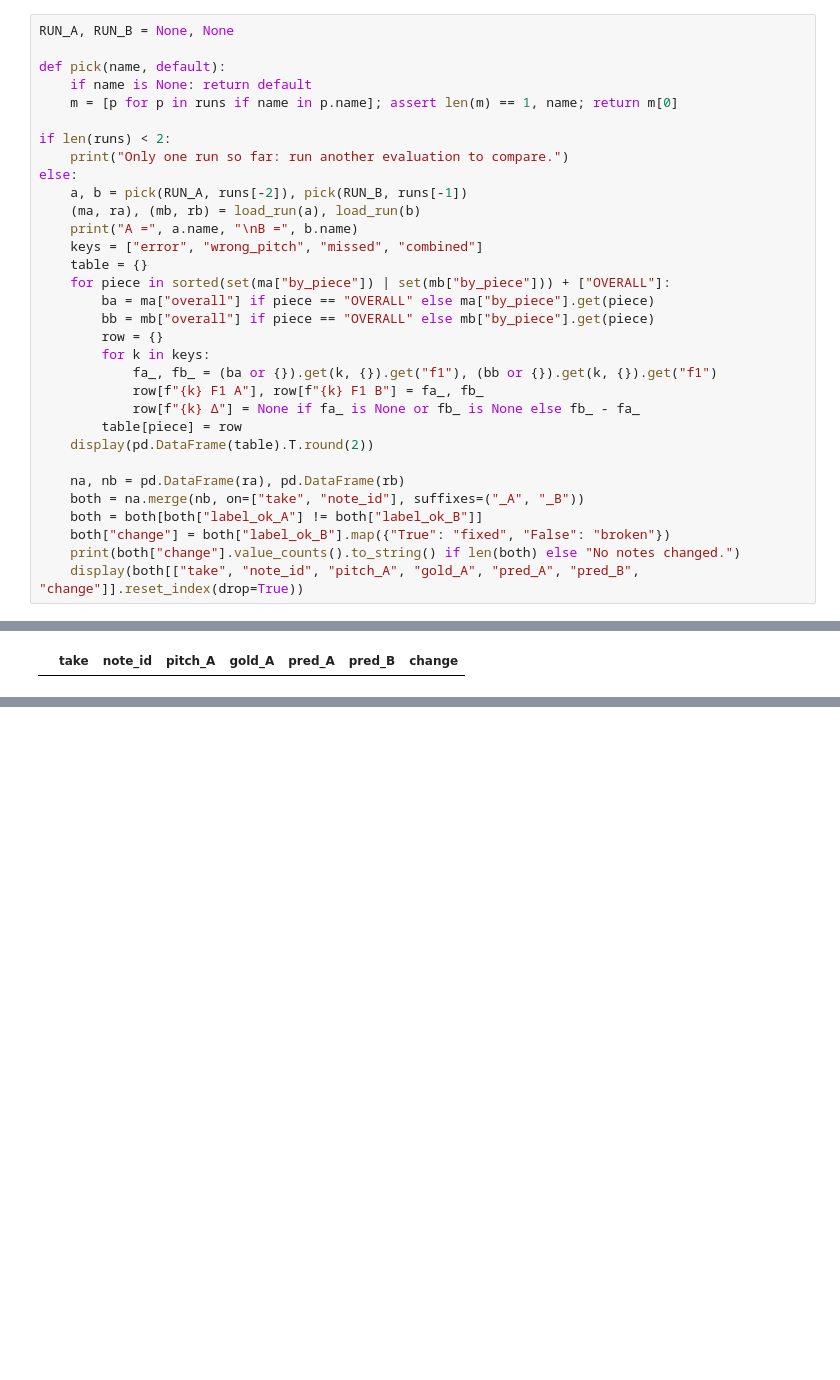
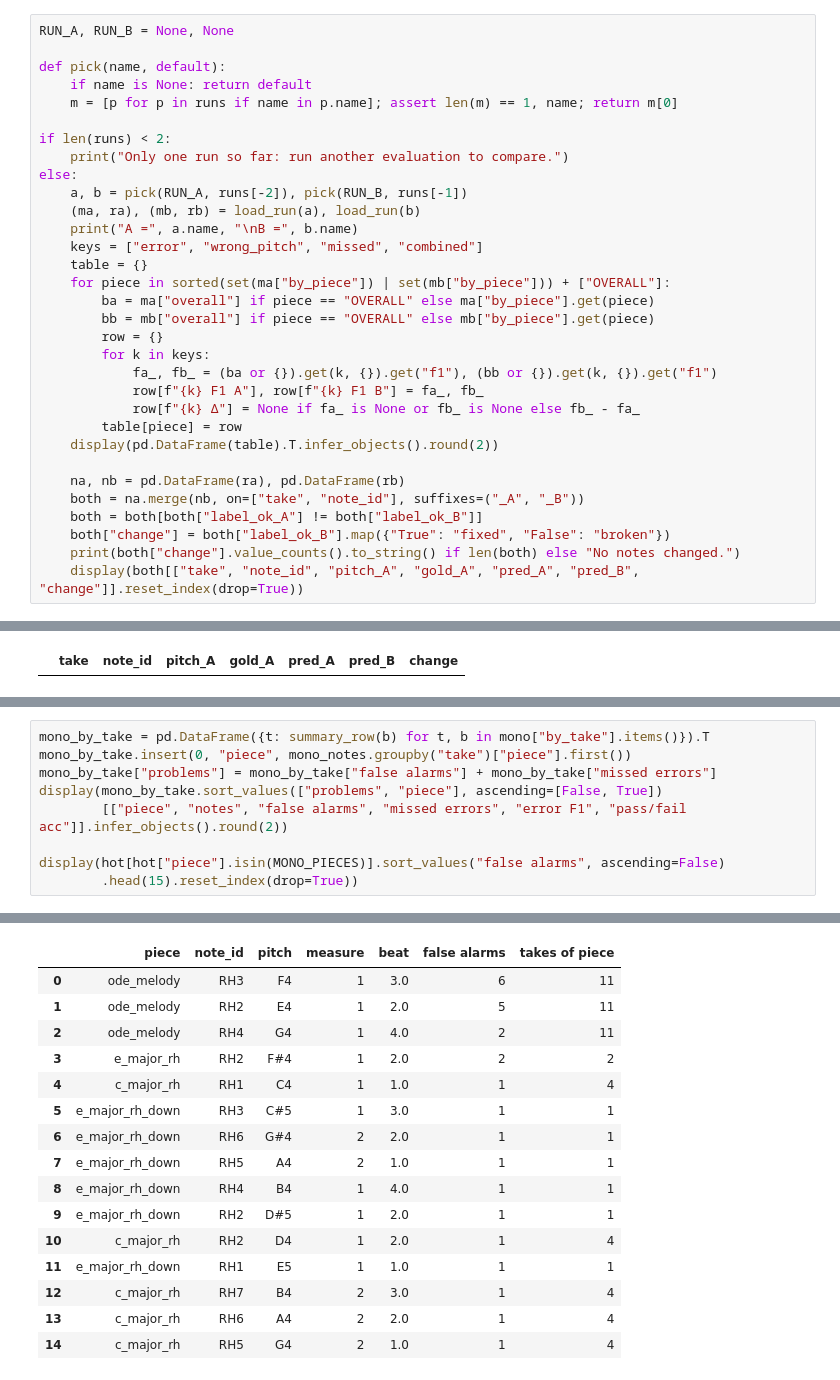
Before and after one commit to thomaschin35/automatic-piano-evaluation-hmm, a Jupyter notebook: eval/results.ipynb, the cells around one changed output, grey strips where cells are left out. Cells and saved outputs as stored; diff of their text form; blank space fills up the shorter version.

```diff
--- a/eval/results.ipynb
+++ b/eval/results.ipynb
@@ -285,7 +286,7 @@ else:
             row[f"{k} F1 A"], row[f"{k} F1 B"] = fa_, fb_
             row[f"{k} Δ"] = None if fa_ is None or fb_ is None else fb_ - fa_
         table[piece] = row
-    display(pd.DataFrame(table).T.round(2))
+    display(pd.DataFrame(table).T.infer_objects().round(2))
 
     na, nb = pd.DataFrame(ra), pd.DataFrame(rb)
     both = na.merge(nb, on=["take", "note_id"], suffixes=("_A", "_B"))
@@ -311,0 +382,10 @@ No notes changed.
+# %%
+mono_by_take = pd.DataFrame({t: summary_row(b) for t, b in mono["by_take"].items()}).T
+mono_by_take.insert(0, "piece", mono_notes.groupby("take")["piece"].first())
+mono_by_take["problems"] = mono_by_take["false alarms"] + mono_by_take["missed errors"]
+display(mono_by_take.sort_values(["problems", "piece"], ascending=[False, True])
+        [["piece", "notes", "false alarms", "missed errors", "error F1", "pass/fail acc"]].infer_objects().round(2))
+
+display(hot[hot["piece"].isin(MONO_PIECES)].sort_values("false alarms", ascending=False)
+        .head(15).reset_index(drop=True))
+# %% [output]
@@ -311,0 +409,16 @@ No notes changed.
+|  | piece | note_id | pitch | measure | beat | false alarms | takes of piece |
+| 0 | ode_melody | RH3 | F4 | 1 | 3.0 | 6 | 11 |
+| 1 | ode_melody | RH2 | E4 | 1 | 2.0 | 5 | 11 |
+| 2 | ode_melody | RH4 | G4 | 1 | 4.0 | 2 | 11 |
+| 3 | e_major_rh | RH2 | F#4 | 1 | 2.0 | 2 | 2 |
+| 4 | c_major_rh | RH1 | C4 | 1 | 1.0 | 1 | 4 |
+| 5 | e_major_rh_down | RH3 | C#5 | 1 | 3.0 | 1 | 1 |
+| 6 | e_major_rh_down | RH6 | G#4 | 2 | 2.0 | 1 | 1 |
+| 7 | e_major_rh_down | RH5 | A4 | 2 | 1.0 | 1 | 1 |
+| 8 | e_major_rh_down | RH4 | B4 | 1 | 4.0 | 1 | 1 |
+| 9 | e_major_rh_down | RH2 | D#5 | 1 | 2.0 | 1 | 1 |
+| 10 | c_major_rh | RH2 | D4 | 1 | 2.0 | 1 | 4 |
+| 11 | e_major_rh_down | RH1 | E5 | 1 | 1.0 | 1 | 1 |
+| 12 | c_major_rh | RH7 | B4 | 2 | 3.0 | 1 | 4 |
+| 13 | c_major_rh | RH6 | A4 | 2 | 2.0 | 1 | 4 |
+| 14 | c_major_rh | RH5 | G4 | 2 | 1.0 | 1 | 4 |
```
Also changed, not shown: parts of 12 cells of this notebook, 9 other files.
